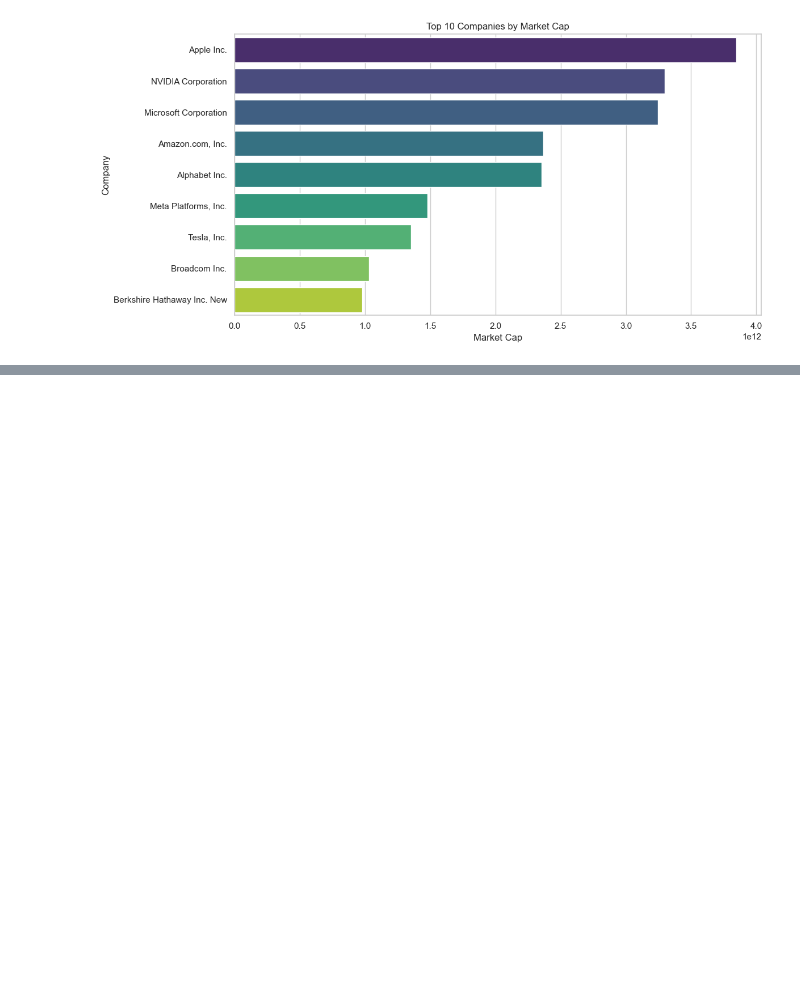
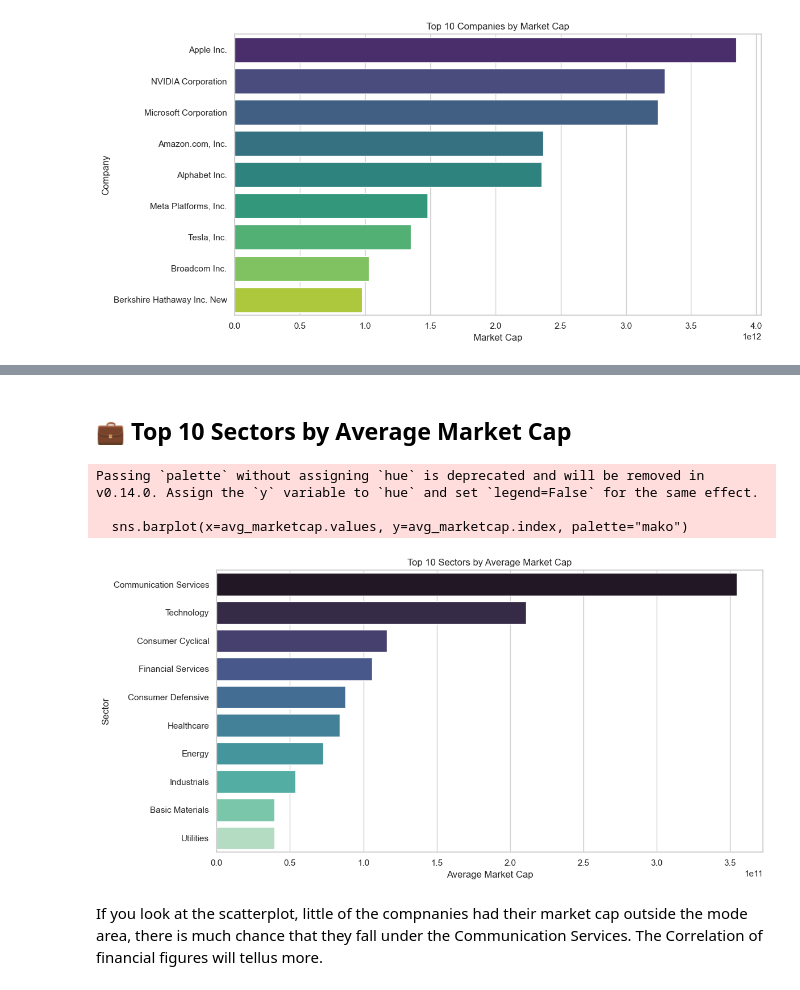
Before and after one commit to ikebude/S-P-500-ED-Analysis, a Jupyter notebook: SP500 ED Analysis.ipynb, the cells around one changed output, grey strips where cells are left out. Cells and saved outputs as stored; diff of their text form; code cells hidden in the pictures; blank space fills up the shorter version.

```diff
--- a/SP500 ED Analysis.ipynb
+++ b/SP500 ED Analysis.ipynb
@@ -131,0 +185,19 @@ Passing `palette` without assigning `hue` is deprecated and will be removed in v
+# %% [markdown]
+## 💼 Top 10 Sectors by Average Market Cap
+# %%
+avg_marketcap = df.groupby("sector")["marketcap"].mean().sort_values(ascending=False).head(10)
+# %%
+plt.figure()
+sns.barplot(x=avg_marketcap.values, y=avg_marketcap.index, palette="mako")
+plt.title("Top 10 Sectors by Average Market Cap")
+plt.xlabel("Average Market Cap")
+plt.ylabel("Sector")
+plt.tight_layout()
+plt.show()
+# %% [output]
+Passing `palette` without assigning `hue` is deprecated and will be removed in v0.14.0. Assign the `y` variable to `hue` and set `legend=False` for the same effect.
+
+  sns.barplot(x=avg_marketcap.values, y=avg_marketcap.index, palette="mako")
+[figure, added]
+# %% [markdown]
+If you look at the scatterplot, little of the compnanies had their market cap outside the mode area, there is much chance that they fall under the Communication Services. The Correlation of financial figures will tellus more.
```
Also changed, not shown: parts of 7 cells of this notebook.
